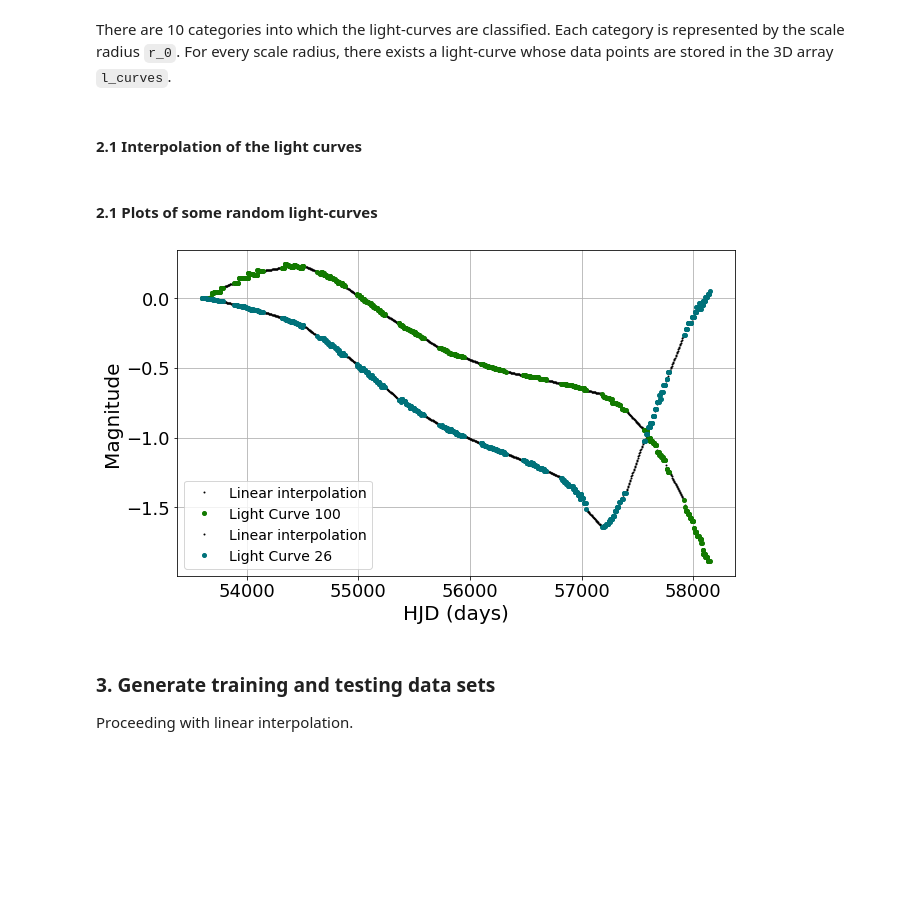
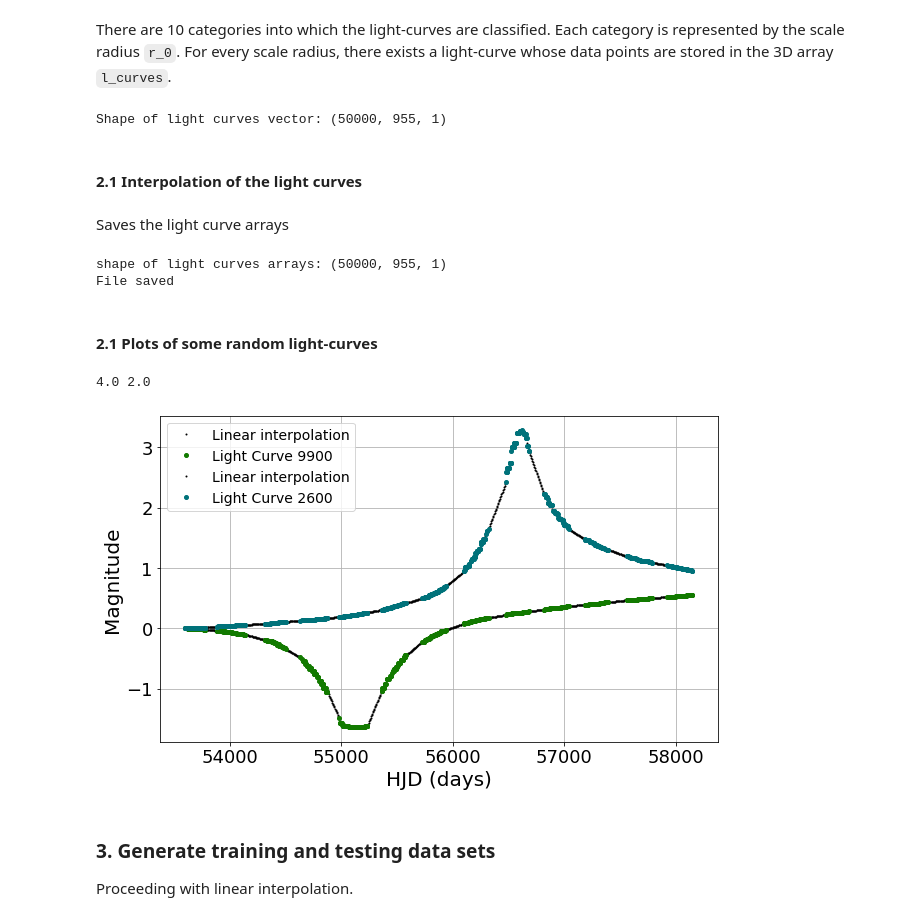
Before and after one commit to SoumyaShreeram/Microlensing_with_NeuralNets, a Jupyter notebook: 06_Testing_NNs_with_Season_Gaps_and_Interpolation.ipynb, the cells around one changed output. Saved outputs shown, nothing was run; the diff lists cells and outputs as text; code cells hidden in the pictures; blank space fills up the shorter version.

```diff
--- a/06_Testing_NNs_with_Season_Gaps_and_Interpolation.ipynb
+++ b/06_Testing_NNs_with_Season_Gaps_and_Interpolation.ipynb
@@ -84,5 +82,8 @@ modified_version :: some minor changes compared to previous version
 """
 old_version, modified_version = True, False
 
-# reloads the file if any changes are made in the methods
-importlib.reload(dat)
+# data loaded with season gaps
+season_gaps = True
+
+# if using the new data set generated by Eric
+new_data_set = True
@@ -94,18 +93,25 @@ importlib.reload(dat)
 There are 10 categories into which the light-curves are classified. Each category is represented by the scale radius `r_0`. For every scale radius, there exists a light-curve whose data points are stored in the 3D array `l_curves`.
 # %%
 # sets the sampling parameters
-sample_params = dat.setSamplingParameters(v_t[v_t_idx], data_dir, euler_sampling=True)
+sample_params = dat.setSamplingParameters(v_t[v_t_idx], data_dir, season_gaps)
 
 # initializes data arrays
-class_cat, l_curves, out_catergories, out_radii = dat.initializer(r_0, sample_params)
+class_cat, l_curves, out_catergories, out_radii = dat.initializer(r_0, \
+                                                                  sample_params)
 
-for i, rad in enumerate(r_0):
-  filename = dat.getFilename(data_dir, rad, v_t[v_t_idx], sample_params)
+for idx, rad in enumerate(r_0):
+  filename = dat.getFilename(data_dir, idx, rad, v_t[v_t_idx], sample_params, \
+                             season_gaps, new_data_set)
 
   # load data from the file
-  l_curves, mjhd, err_mag_ml = dat.loadData(filename, l_curves, sample_params, i)
-  out_catergories[i*sample_params[0]:(i+1)*sample_params[0]] = class_cat[1][i]
-  out_radii[i*sample_params[0]:(i+1)*sample_params[0]] = r_0[i]
+  l_curves, mjhd,_ = dat.loadData(filename, idx, l_curves, sample_params, idx,\
+                                  season_gaps, new_data_set)
+  out_catergories[idx*sample_params[0][idx]:(idx+1)*sample_params[0][idx]] = class_cat[1][idx]
+  out_radii[idx*sample_params[0][idx]:(idx+1)*sample_params[0][idx]] = r_0[idx]
+
+print('Shape of light curves vector:', np.shape(l_curves))
+# %% [output]
+Shape of light curves vector: (50000, 955, 1)
 # %% [markdown]
 #### 2.1 Interpolation of the light curves
 # %%
@@ -136,6 +142,7 @@ def interpolateLCurves(l_curves, mjhd, l_curves_interpolated, type_inter='linear
 # %%
 l_curves_interpolated = np.array([])
 l_curves_interpolated.shape = (0, len(l_curves[0,:,0]),1)
+mjhd = np.load(data_dir+'mjhd.npy')
 
 # linear/cubic interpolated the light curves
 if linear:
@@ -145,28 +152,39 @@ if linear:
 if cubic:
   lc_inter_cubic, mjhd_inter = interpolateLCurves(l_curves, mjhd, l_curves_interpolated, \
                                       type_inter='cubic')
+# %% [markdown]
+Saves the light curve arrays
+# %%
+print("shape of light curves arrays:", np.shape(l_curves))
+dat.saveFile(data_dir, 'Light_Curves/lightcurves_SeasonGaps_NoInterpolation', l_curves)
+# %% [output]
+shape of light curves arrays: (50000, 955, 1)
+File saved
 # %% [markdown]
 #### 2.1 Plots of some random light-curves
 # %%
 fig, ax = plt.subplots(1, 1, figsize=(10,6))
-n = [100, 26]
+n = [9900, 2600]
 colors = ['#127a00',  '#00727a', '#888894']
 
 for i, num in enumerate(n):
   # light curves with cubic interpolation
   if cubic:
     ax.plot(mjhd_inter, lc_inter_cubic[n[i], :, 0], '.', color='r', label='Cubic interpolation', markersize=4)
 
   # light curves with linear interpolation
   ax.plot(mjhd_inter, lc_inter_linear[n[i], :, 0], '.', color='k', label='Linear interpolation', markersize=2)
 
   # without interpolation
   ax.plot(mjhd, l_curves[n[i], :], '.', color=colors[i], label='Light Curve %i'%(n[i]), markersize=8)
 
 dat.setLabels(ax, 'HJD (days)', 'Magnitude', ticks=True, legend=True)
 fig.savefig(save_image_dir+'/interpolated_lcurves.png')
+
+print(out_radii[9900], out_radii[2600])
 # %% [output]
+4.0 2.0
-[figure, old version]
+[figure, new version]
 # %% [markdown]
 ### 3. Generate training and testing data sets
 
```
Also changed, not shown: parts of 14 cells of this notebook.
